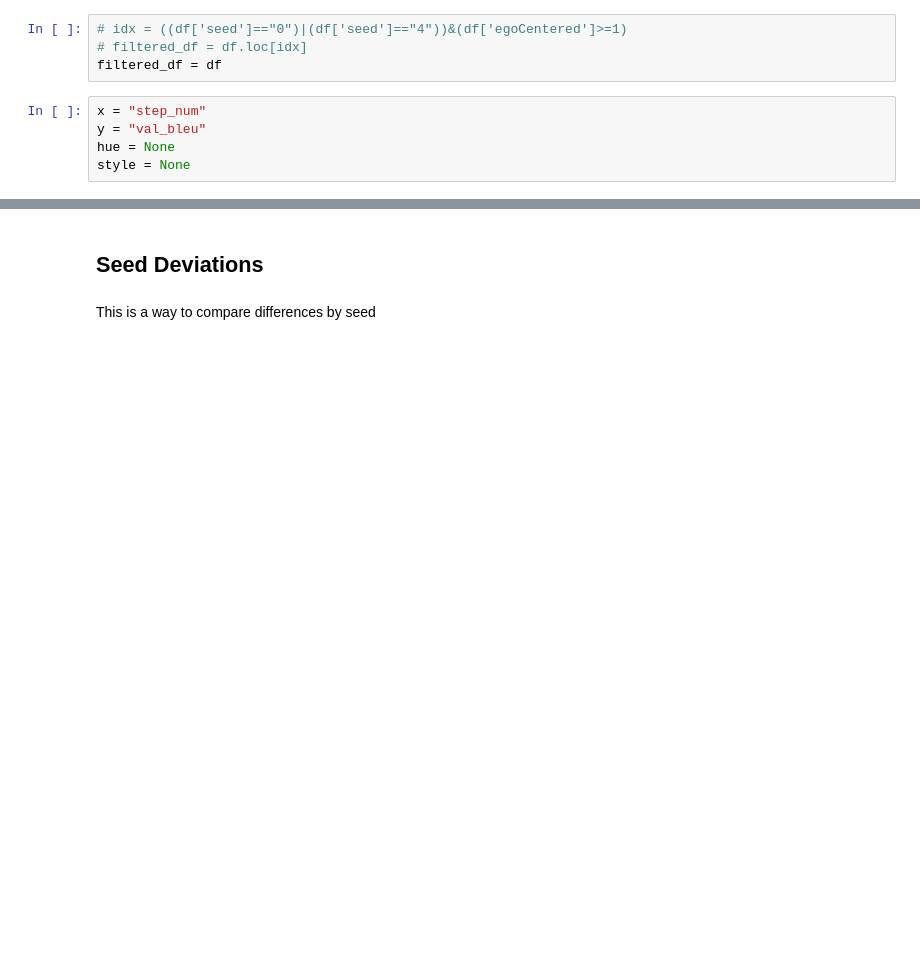
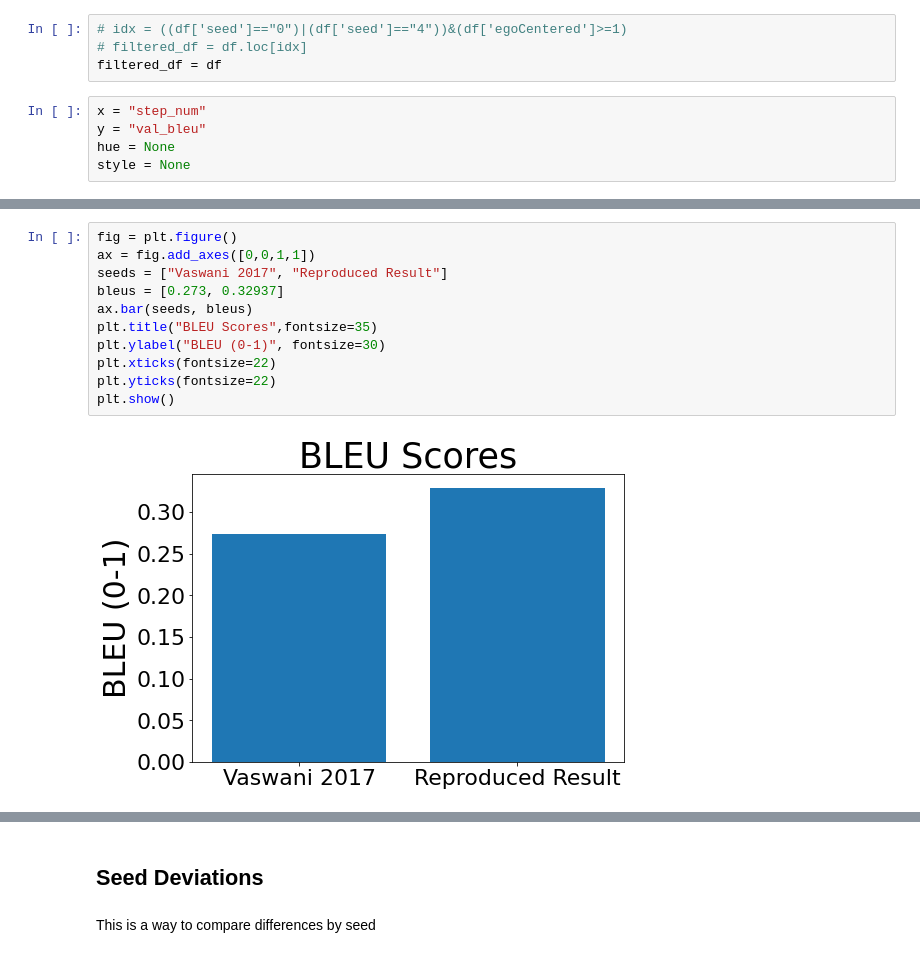
Before and after one commit to psych251/vaswani2017, a Jupyter notebook: transformer/data_exploration/ModelComparisons.ipynb, the cells around one changed output, grey strips where cells are left out. Drawn from its saved outputs; the diff is of its cells as text; blank space fills up the shorter version.

```diff
--- a/transformer/data_exploration/ModelComparisons.ipynb
+++ b/transformer/data_exploration/ModelComparisons.ipynb
@@ -101,3 +101,16 @@ plt.yticks(fontsize=22)
+# %%
+fig = plt.figure()
+ax = fig.add_axes([0,0,1,1])
+seeds = ["Vaswani 2017", "Reproduced Result"]
+bleus = [0.273, 0.32937]
+ax.bar(seeds, bleus)
+plt.title("BLEU Scores",fontsize=35)
+plt.ylabel("BLEU (0-1)", fontsize=30)
+plt.xticks(fontsize=22)
+plt.yticks(fontsize=22)
+plt.show()
+# %% [output]
+[figure, added]
 # %%
 fig = plt.figure(figsize=(15,10))
 sns.lineplot(x="epoch",
```
Also changed, not shown: parts of 5 cells of this notebook.
